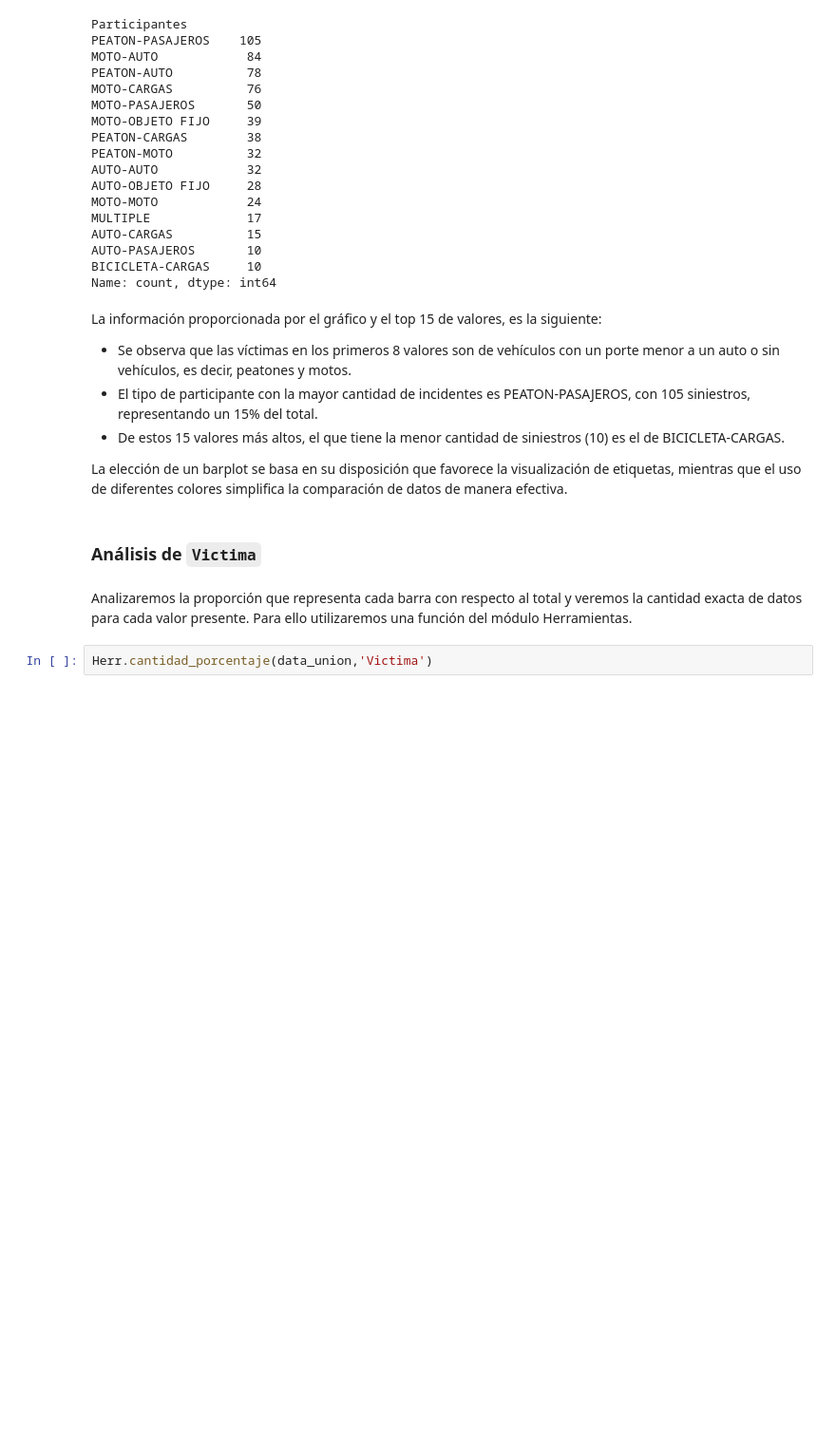
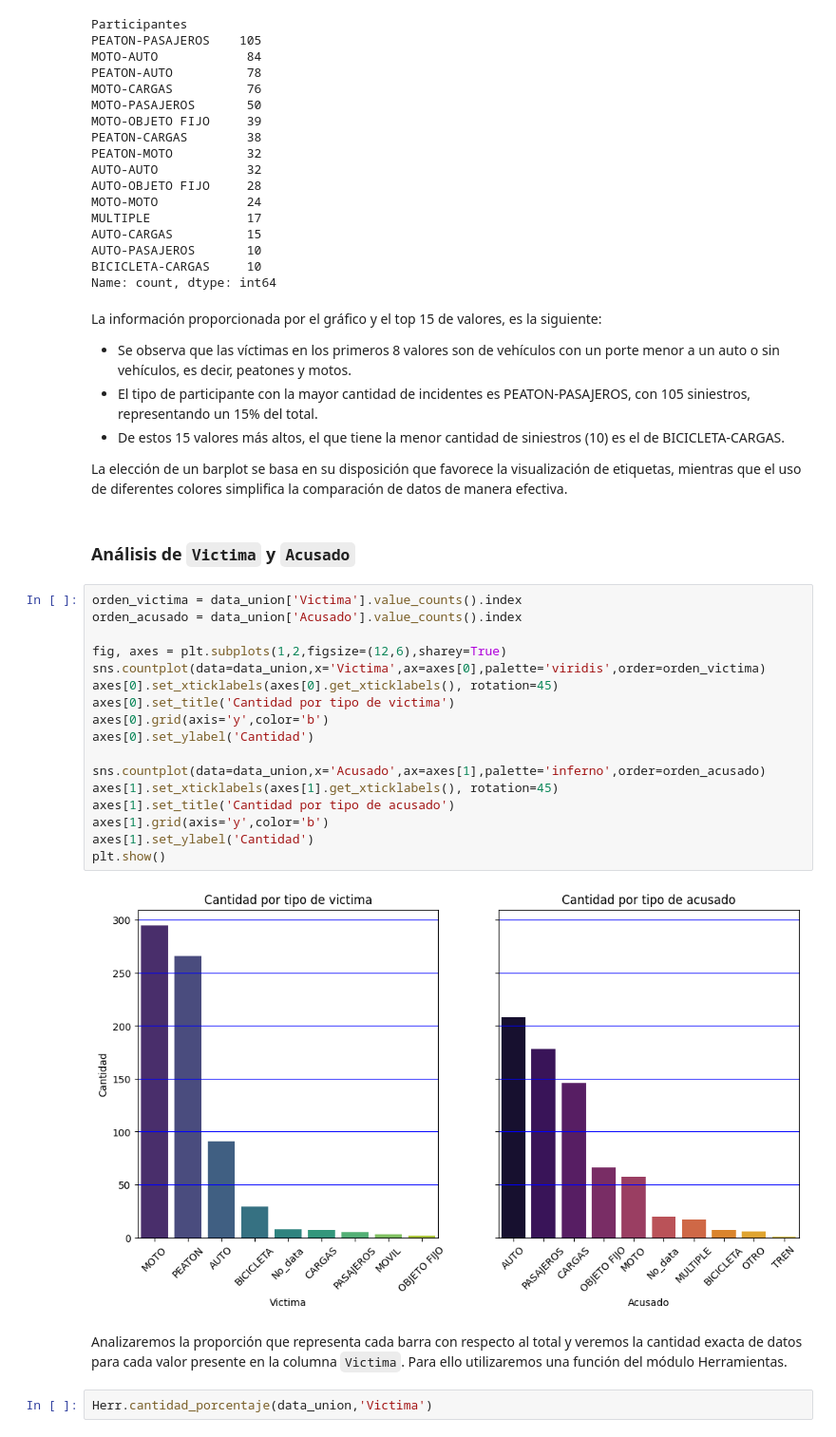
Before and after one commit to MaximilianoTauil/PI_Siniestros, a Jupyter notebook: EDA.ipynb, the cells around one changed output. Shown at 95% size. Drawn from its saved outputs; the diff is of its cells as text; blank space fills up the shorter version.

```diff
--- a/EDA.ipynb
+++ b/EDA.ipynb
@@ -648,9 +648,28 @@ La información proporcionada por el gráfico y el top 15 de valores, es la sigu
 
 La elección de un barplot se basa en su disposición que favorece la visualización de etiquetas, mientras que el uso de diferentes colores simplifica la comparación de datos de manera efectiva.
 # %% [markdown]
-### Análisis de ``Victima``
+### Análisis de ``Victima`` y ``Acusado``
+# %%
+orden_victima = data_union['Victima'].value_counts().index
+orden_acusado = data_union['Acusado'].value_counts().index
+
+fig, axes = plt.subplots(1,2,figsize=(12,6),sharey=True)
+sns.countplot(data=data_union,x='Victima',ax=axes[0],palette='viridis',order=orden_victima)
+axes[0].set_xticklabels(axes[0].get_xticklabels(), rotation=45)
+axes[0].set_title('Cantidad por tipo de victima')
+axes[0].grid(axis='y',color='b')
+axes[0].set_ylabel('Cantidad')
+
+sns.countplot(data=data_union,x='Acusado',ax=axes[1],palette='inferno',order=orden_acusado)
+axes[1].set_xticklabels(axes[1].get_xticklabels(), rotation=45)
+axes[1].set_title('Cantidad por tipo de acusado')
+axes[1].grid(axis='y',color='b')
+axes[1].set_ylabel('Cantidad')
+plt.show()
+# %% [output]
+[figure, added]
 # %% [markdown]
-Analizaremos la proporción que representa cada barra con respecto al total y veremos la cantidad exacta de datos para cada valor presente. Para ello utilizaremos una función del módulo Herramientas.
+Analizaremos la proporción que representa cada barra con respecto al total y veremos la cantidad exacta de datos para cada valor presente en la columna ``Victima``. Para ello utilizaremos una función del módulo Herramientas.
 # %%
 Herr.cantidad_porcentaje(data_union,'Victima')
 # %% [output]
```
Also changed, not shown: parts of 3 cells of this notebook.
